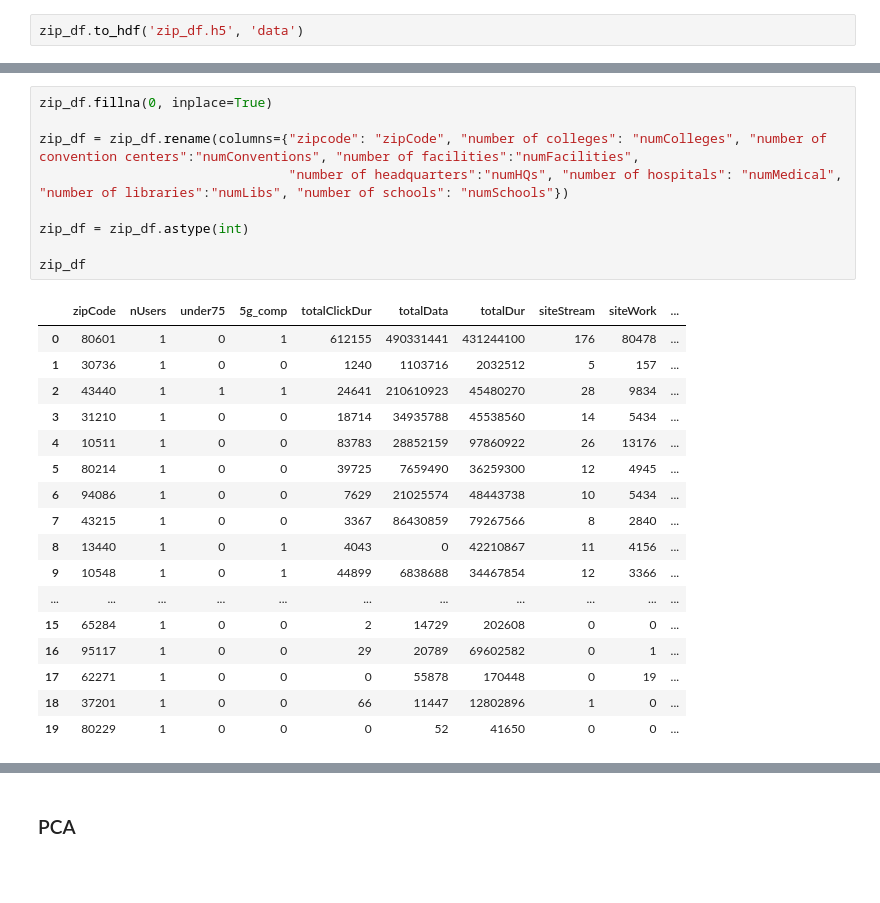
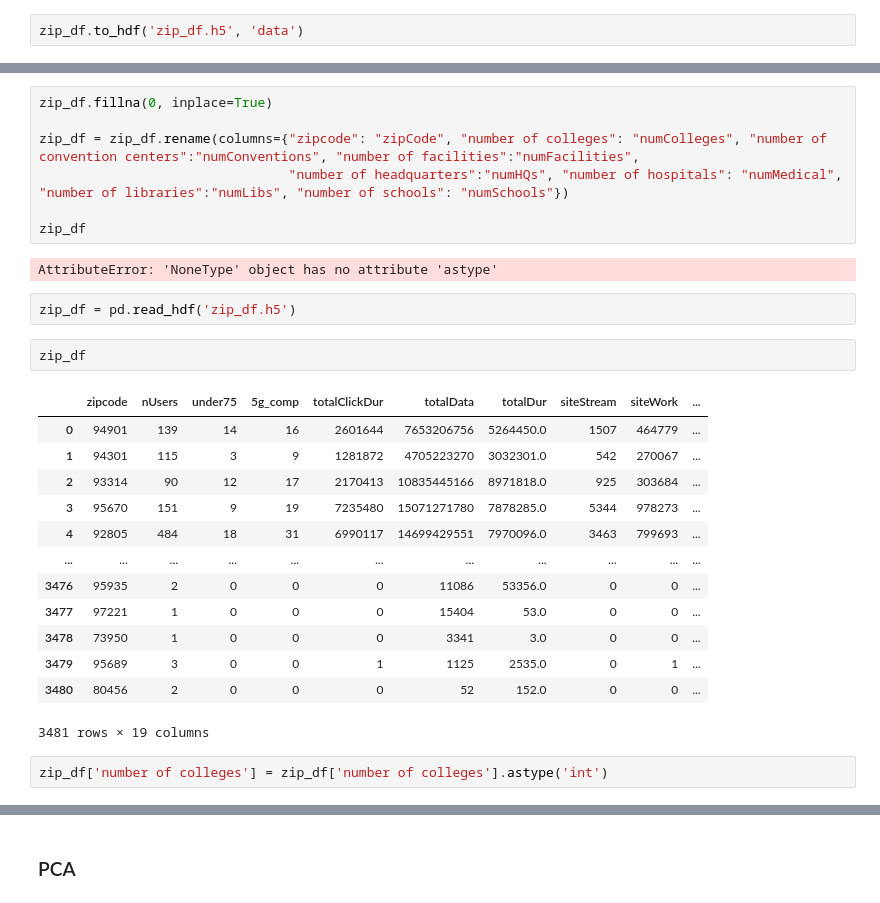
Before and after one commit to anna-l-zhou/bttai-verizon-1, a Jupyter notebook: newdata_exploration.ipynb, the cells around one changed output, grey strips where cells are left out. Saved outputs shown, nothing was run; the diff lists cells and outputs as text; blank space fills up the shorter version.

```diff
--- a/newdata_exploration.ipynb
+++ b/newdata_exploration.ipynb
@@ -470,24 +477,26 @@ zip_df.fillna(0, inplace=True)
 zip_df = zip_df.rename(columns={"zipcode": "zipCode", "number of colleges": "numColleges", "number of convention centers":"numConventions", "number of facilities":"numFacilities",
                                 "number of headquarters":"numHQs", "number of hospitals": "numMedical", "number of libraries":"numLibs", "number of schools": "numSchools"})
 
-zip_df = zip_df.astype(int)
-
 zip_df
 # %% [output]
-|  | zipCode | nUsers | under75 | 5g_comp | totalClickDur | totalData | totalDur | siteStream | siteWork | ... |
-| 0 | 80601 | 1 | 0 | 1 | 612155 | 490331441 | 431244100 | 176 | 80478 | ... |
-| 1 | 30736 | 1 | 0 | 0 | 1240 | 1103716 | 2032512 | 5 | 157 | ... |
-| 2 | 43440 | 1 | 1 | 1 | 24641 | 210610923 | 45480270 | 28 | 9834 | ... |
-| 3 | 31210 | 1 | 0 | 0 | 18714 | 34935788 | 45538560 | 14 | 5434 | ... |
-| 4 | 10511 | 1 | 0 | 0 | 83783 | 28852159 | 97860922 | 26 | 13176 | ... |
-| 5 | 80214 | 1 | 0 | 0 | 39725 | 7659490 | 36259300 | 12 | 4945 | ... |
-| 6 | 94086 | 1 | 0 | 0 | 7629 | 21025574 | 48443738 | 10 | 5434 | ... |
-| 7 | 43215 | 1 | 0 | 0 | 3367 | 86430859 | 79267566 | 8 | 2840 | ... |
-| 8 | 13440 | 1 | 0 | 1 | 4043 | 0 | 42210867 | 11 | 4156 | ... |
-| 9 | 10548 | 1 | 0 | 1 | 44899 | 6838688 | 34467854 | 12 | 3366 | ... |
-| ... | ... | ... | ... | ... | ... | ... | ... | ... | ... | ... |
-| 15 | 65284 | 1 | 0 | 0 | 2 | 14729 | 202608 | 0 | 0 | ... |
-| 16 | 95117 | 1 | 0 | 0 | 29 | 20789 | 69602582 | 0 | 1 | ... |
-| 17 | 62271 | 1 | 0 | 0 | 0 | 55878 | 170448 | 0 | 19 | ... |
-| 18 | 37201 | 1 | 0 | 0 | 66 | 11447 | 12802896 | 1 | 0 | ... |
-| 19 | 80229 | 1 | 0 | 0 | 0 | 52 | 41650 | 0 | 0 | ... |
+AttributeError: 'NoneType' object has no attribute 'astype'
+# %%
+zip_df = pd.read_hdf('zip_df.h5')
+# %%
+zip_df
+# %% [output]
+|  | zipcode | nUsers | under75 | 5g_comp | totalClickDur | totalData | totalDur | siteStream | siteWork | ... |
+| 0 | 94901 | 139 | 14 | 16 | 2601644 | 7653206756 | 5264450.0 | 1507 | 464779 | ... |
+| 1 | 94301 | 115 | 3 | 9 | 1281872 | 4705223270 | 3032301.0 | 542 | 270067 | ... |
+| 2 | 93314 | 90 | 12 | 17 | 2170413 | 10835445166 | 8971818.0 | 925 | 303684 | ... |
+| 3 | 95670 | 151 | 9 | 19 | 7235480 | 15071271780 | 7878285.0 | 5344 | 978273 | ... |
+| 4 | 92805 | 484 | 18 | 31 | 6990117 | 14699429551 | 7970096.0 | 3463 | 799693 | ... |
+| ... | ... | ... | ... | ... | ... | ... | ... | ... | ... | ... |
+| 3476 | 95935 | 2 | 0 | 0 | 0 | 11086 | 53356.0 | 0 | 0 | ... |
+| 3477 | 97221 | 1 | 0 | 0 | 0 | 15404 | 53.0 | 0 | 0 | ... |
+| 3478 | 73950 | 1 | 0 | 0 | 0 | 3341 | 3.0 | 0 | 0 | ... |
+| 3479 | 95689 | 3 | 0 | 0 | 1 | 1125 | 2535.0 | 0 | 1 | ... |
+| 3480 | 80456 | 2 | 0 | 0 | 0 | 52 | 152.0 | 0 | 0 | ... |
+3481 rows × 19 columns
+# %%
+zip_df['number of colleges'] = zip_df['number of colleges'].astype('int')
```
Also changed, not shown: parts of 12 cells of this notebook, 3 other files.
